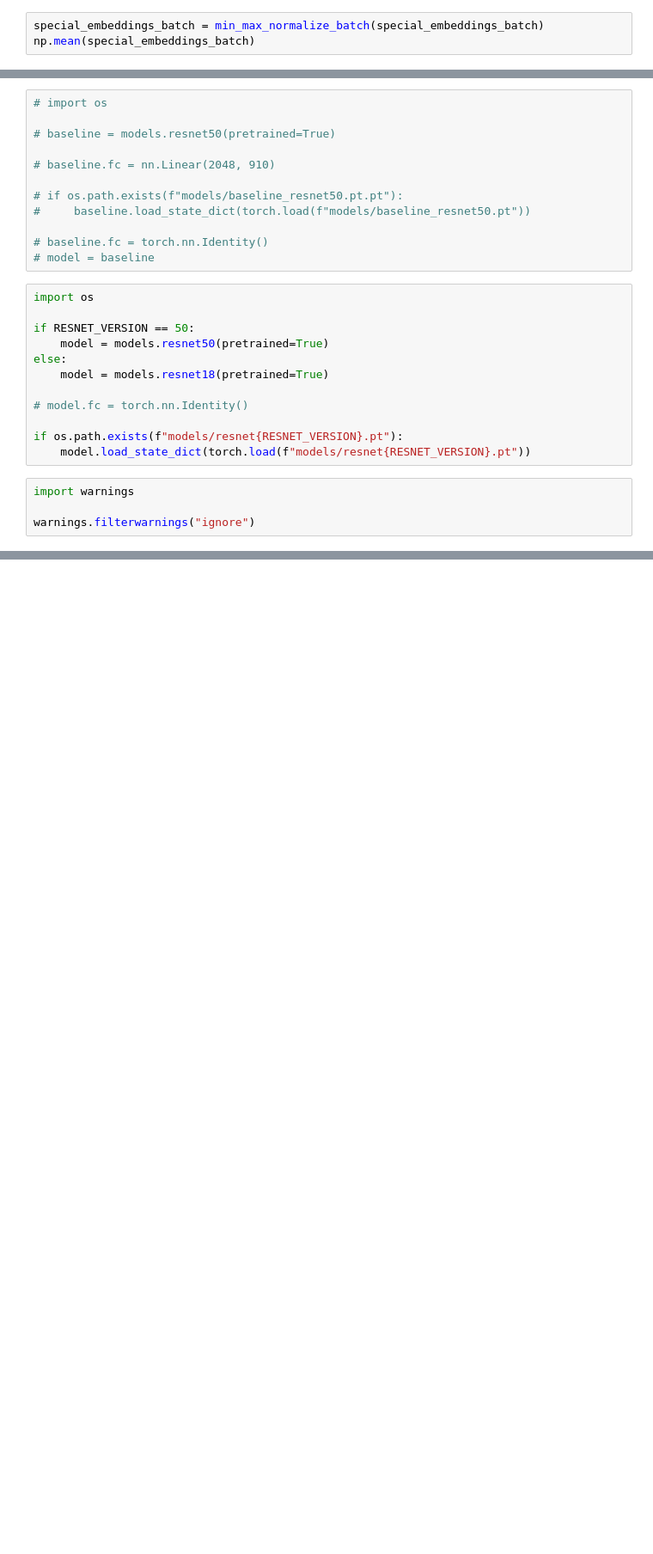
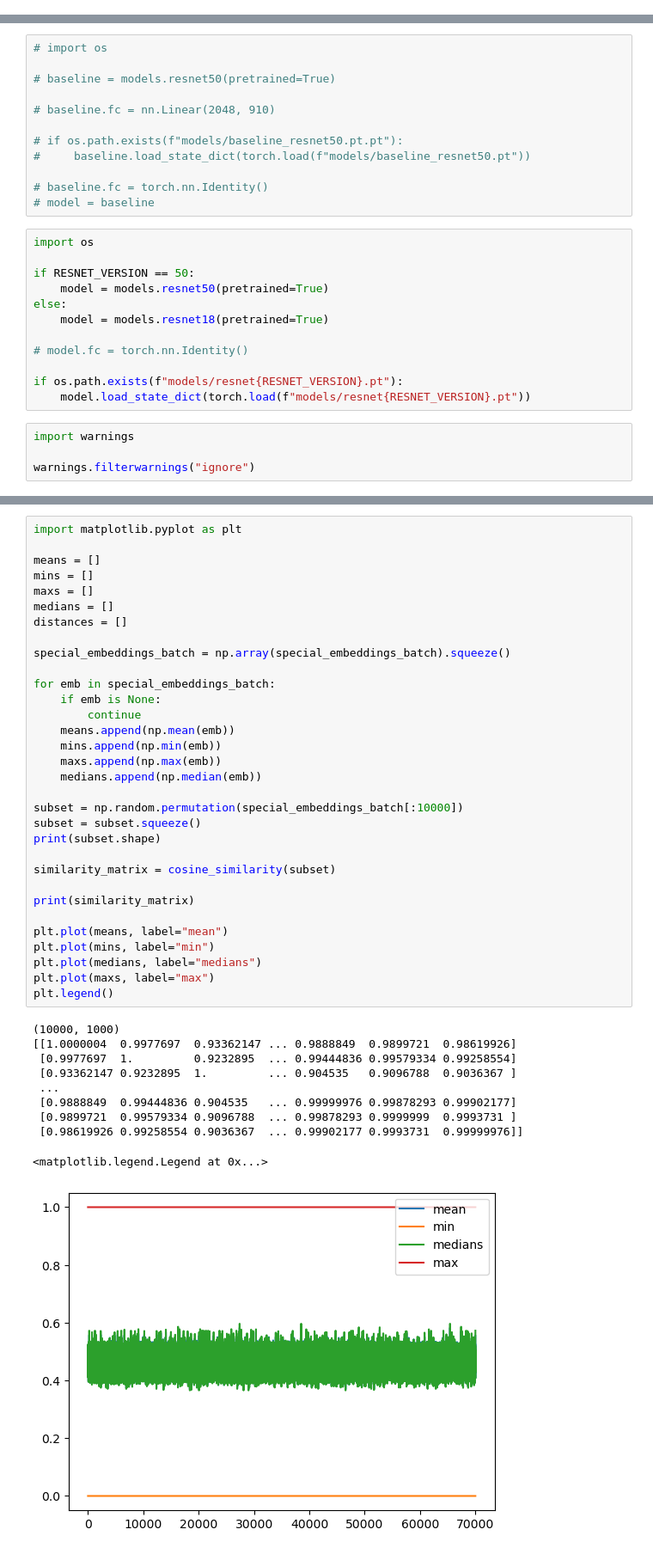
Before and after one commit to strojanski/diploma, a Jupyter notebook: rework/triplet/triplet_loss.ipynb, the cells around one changed output, grey strips where cells are left out. Shown: that part at 86% size. Cells and saved outputs as stored; diff of their text form; blank space fills up the shorter version.

```diff
--- a/rework/triplet/triplet_loss.ipynb
+++ b/rework/triplet/triplet_loss.ipynb
@@ -213,6 +210,3 @@ def train(model, criterion, optimizer, train_loader, valid_loader, epochs, save_
 ### 2. Get model & train
 # %%
 RESNET_VERSION = 18
-# %%
-special_embeddings_batch = min_max_normalize_batch(special_embeddings_batch)
-np.mean(special_embeddings_batch)
@@ -282,0 +270,43 @@ Epoch 20/20, Train Loss: 0.0070, Valid Loss: 1103.4643
+# %%
+import matplotlib.pyplot as plt
+
+means = []
+mins = []
+maxs = []
+medians = []
+distances = []
+
+special_embeddings_batch = np.array(special_embeddings_batch).squeeze()
+
+for emb in special_embeddings_batch:
+    if emb is None:
+        continue
+    means.append(np.mean(emb))
+    mins.append(np.min(emb))
+    maxs.append(np.max(emb))
+    medians.append(np.median(emb))
+
+subset = np.random.permutation(special_embeddings_batch[:10000])
+subset = subset.squeeze()
+print(subset.shape)
+
+similarity_matrix = cosine_similarity(subset)
+
+print(similarity_matrix)
+
+plt.plot(means, label="mean")
+plt.plot(mins, label="min")
+plt.plot(medians, label="medians")
+plt.plot(maxs, label="max")
+plt.legend()
+# %% [output]
+(10000, 1000)
+[[1.0000004  0.9977697  0.93362147 ... 0.9888849  0.9899721  0.98619926]
+ [0.9977697  1.         0.9232895  ... 0.99444836 0.99579334 0.99258554]
+ [0.93362147 0.9232895  1.         ... 0.904535   0.9096788  0.9036367 ]
+ ...
+ [0.9888849  0.99444836 0.904535   ... 0.99999976 0.99878293 0.99902177]
+ [0.9899721  0.99579334 0.9096788  ... 0.99878293 0.9999999  0.9993731 ]
+ [0.98619926 0.99258554 0.9036367  ... 0.99902177 0.9993731  0.99999976]]
+<matplotlib.legend.Legend at 0x...>
+[figure, added]
```
Also changed, not shown: parts of 13 cells of this notebook, 11 other files.
